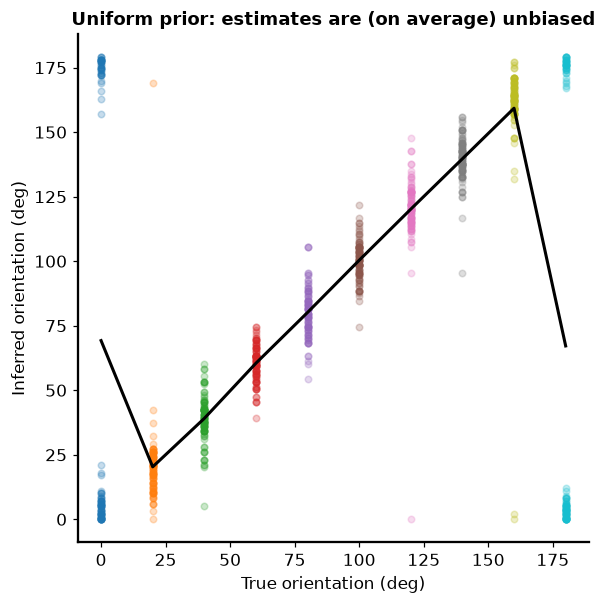
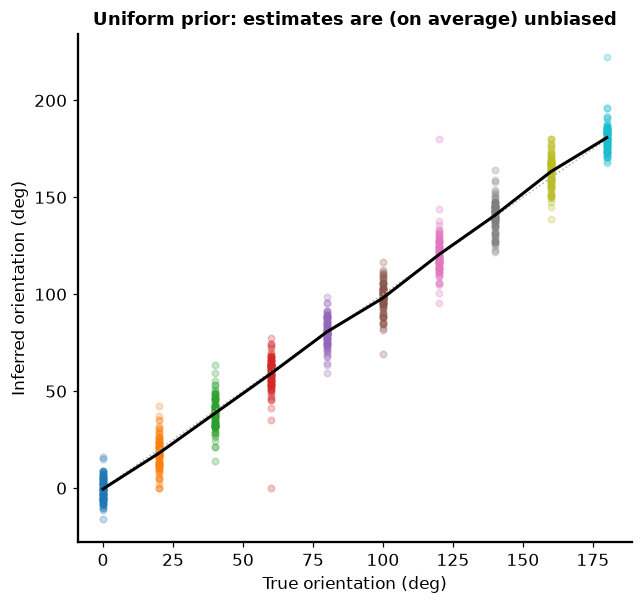
Unified diff of the notebook cell whose output changed from the first chart to the second:
--- before
+++ after
@@ -29,4 +29,22 @@
     return MAP
 
+
+def unwrap_deg(est, ref, period=180):
+    # nearest circular representation of est to ref (orientation wraps every 180 deg)
+    return ref + ((est - ref + period / 2) % period) - period / 2
+
+
+def plot_true_vs_inferred(ax, test_oris, MAP, title):
+    ntest, nsim = MAP.shape
+    means = np.zeros(ntest)
+    for ti in range(ntest):
+        true_deg = test_oris[ti] * 180 / np.pi
+        est_deg = unwrap_deg(MAP[ti] * 180 / np.pi, true_deg)   # plot near the true value
+        ax.scatter(np.full(nsim, true_deg), est_deg, 18, alpha=0.25)
+        means[ti] = est_deg.mean()
+    ax.plot([0, 180], [0, 180], "0.7", ls=":", lw=1)            # identity line
+    ax.plot(test_oris * 180 / np.pi, means, "k", lw=2)
+    ax.set(xlabel="True orientation (deg)", ylabel="Inferred orientation (deg)", title=title)
+
 # simulate with a uniform (uninformative) prior
 prior = np.ones(180) / 180
@@ -35,9 +53,4 @@
 
 fig, ax = plt.subplots(figsize=(6.5, 6))
-for ti in range(ntest):
-    ax.scatter(np.repeat(test_oris[ti]*180/np.pi, nsim), MAP[ti]*180/np.pi, 18, alpha=0.25)
-ax.plot(test_oris*180/np.pi, MAP.mean(axis=1)*180/np.pi, "k", lw=2)
-ax.set(xlabel="True orientation (deg)", ylabel="Inferred orientation (deg)",
-       title="Uniform prior: estimates are (on average) unbiased")
-ax.set_aspect("equal")
+plot_true_vs_inferred(ax, test_oris, MAP, "Uniform prior: estimates are (on average) unbiased")
 plt.show()

Commit: Bayesian observers: wrap circular orientation in true-vs-inferred plots